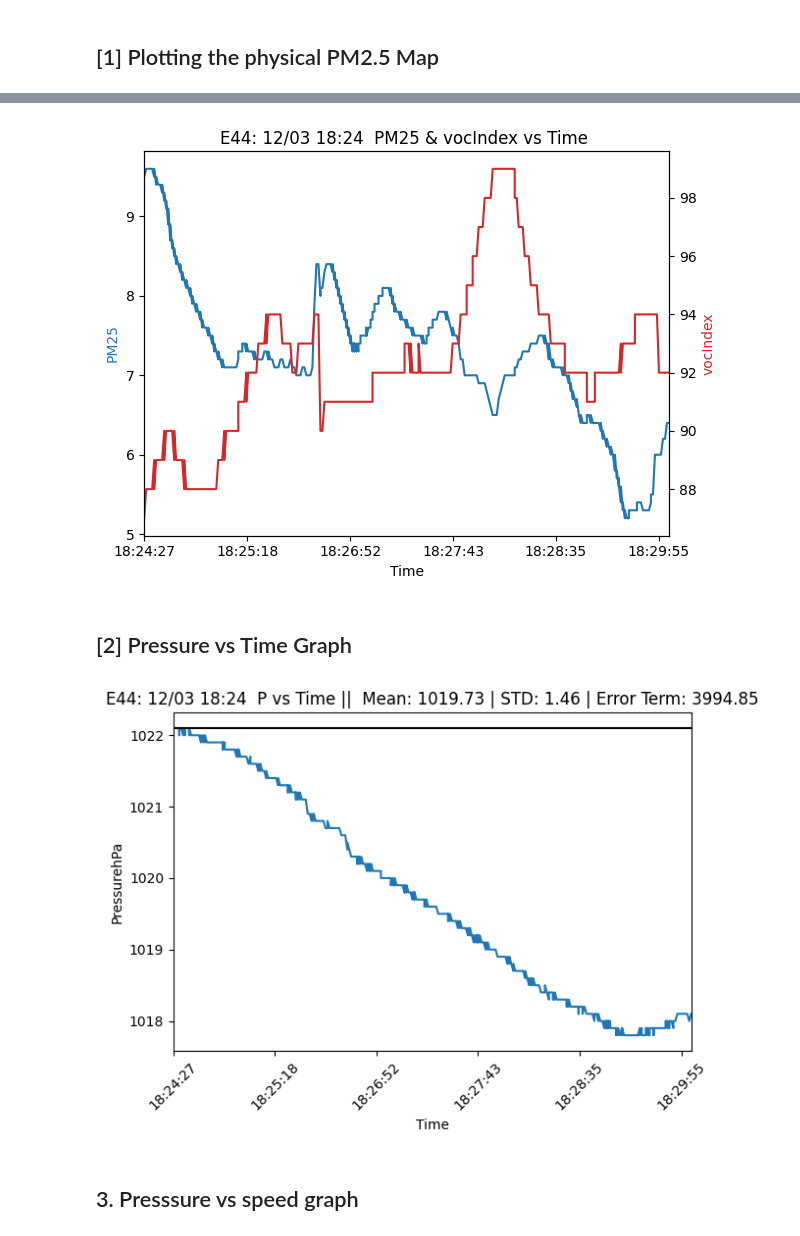
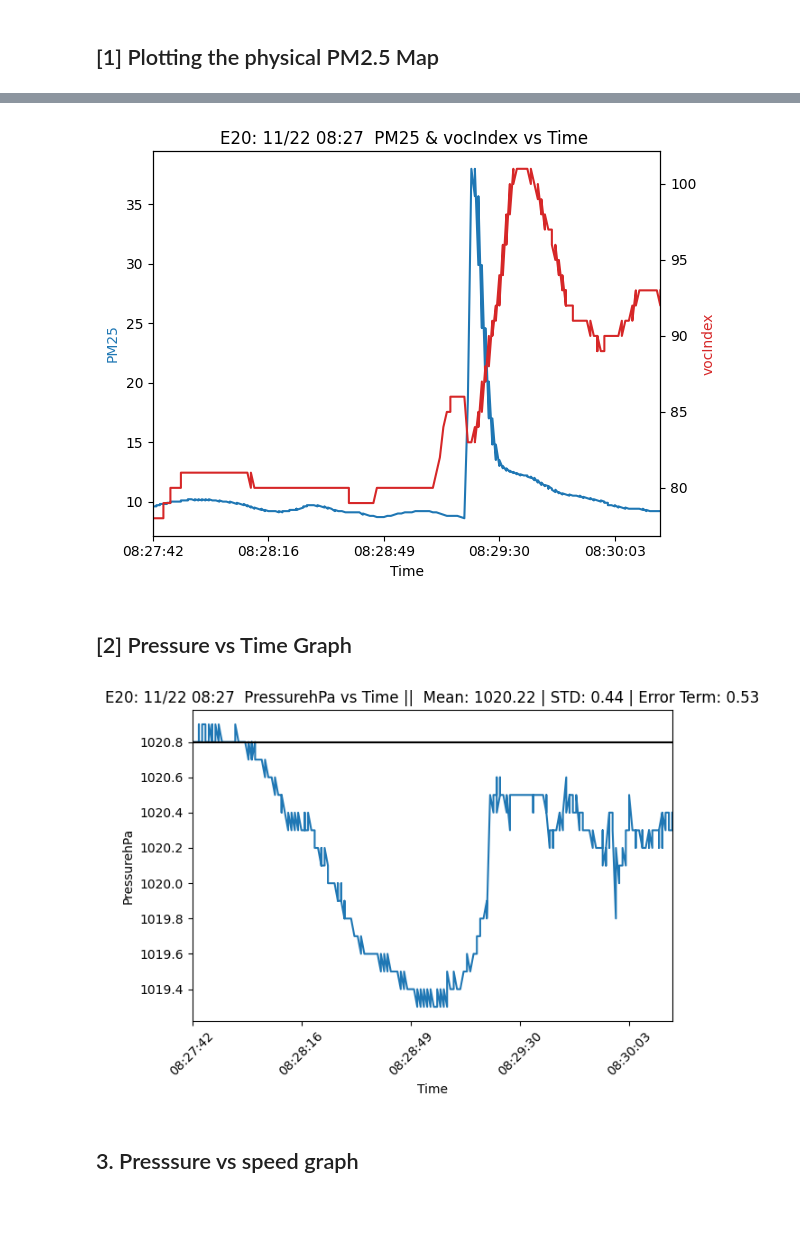
Before and after one commit to KelLynnP/BrightBlock, a Jupyter notebook: DataProcessing/DataAnalysis.ipynb, the cells around one changed output, grey strips where cells are left out. Cells and saved outputs as stored; diff of their text form; code cells hidden in the pictures; blank space fills up the shorter version.

Commit message:
Filled in new grille data

```diff
--- a/DataProcessing/DataAnalysis.ipynb
+++ b/DataProcessing/DataAnalysis.ipynb
@@ -170,7 +170,7 @@ import pandas as pd
 import matplotlib.pyplot as plt
 from shapely.geometry import Point
 
-FileNo = '44'
+FileNo = '20'
 file_path = 'RawData/Event' + FileNo + '.txt'
 data = pd.read_csv(file_path, header=0)
 
@@ -195,6 +195,9 @@ autoName = 'E' + FileNo + ": " +  formatted_date
 Pressure_STD = np.std(data["PressurehPa" ])
 Pressure_Mean = np.mean(data["PressurehPa" ])
 
+initial_pressure = data["PressurehPa"][0]
+pressureDeltaNormalized = sum((data["PressurehPa"] - initial_pressure)**2)/len(data["PressurehPa"])
+
 rollingAveraging = 10
 data = calculate_velocity(data, rollingAveraging)
 data = data.replace(np.nan, 0)
@@ -207,9 +210,11 @@ bestFit0 = bestFit[1] + data[dataType1].min() * bestFit[0]
 bestFitEnd = bestFit[1] + data[dataType1].max() * bestFit[0]
 
 print("Processing:", autoName)
+print("Num Unique Data Points: " + '{:d}'.format(len(data["PressurehPa"])))
 
 print("Average Pressure: " + '{:.2f}'.format(Pressure_Mean))
 print("Average Speed: " + '{:.2f}'.format(data.velocity_m_h.mean()))
 print("Correlation Coeff: " + '{:.2f}'.format(correlationP[0,1]))
+print("Pressure Error Term: " + '{:.2f}'.format(pressureDeltaNormalized))
 print("Average Duplication: " + '{:.2f}'.format(averageDuplication))
 # %% [output]
@@ -270,7 +277,7 @@ plt.title(autoName + "  "+ dataType1 + " & " + dataType2 + " vs Time ")
 fig.tight_layout()
 plt.show()
 # %% [output]
-[figure, old version]
+[figure, new version]
 # %% [markdown]
 ## [2] Pressure vs Time Graph
 # %%
@@ -278,36 +285,37 @@ import matplotlib.pyplot as plt
 import matplotlib.dates as mdates
 
 # Create a new figure and a subplot
 fig, ax1 = plt.subplots()
 dataType = "PressurehPa"
 initial_pressure = data[dataType][0]
-pressure_delta = sum((data[dataType] - initial_pressure)**2)
+pressureDelta = sum((data[dataType] - initial_pressure)**2)
+pressureDeltaNormalized = pressureDelta/len(data[dataType])
 
 # Plotting Pressure on the primary y-axis
 color = 'tab:blue'
 ax1.set_xlabel('Time')
 ax1.set_ylabel(dataType)
 ax1.plot(data['TimeStampHMS'], data[dataType], color=color)
 ax1.tick_params(axis='y')
 
 startTime = data["TimeStampHMS"][data.index.min()]
 final_Index = np.size(data.TimeStampAdjusted)-1;
 end_time = data["TimeStampHMS"][final_Index]
 initial_pressure = data[dataType][0]
 ax1.plot([startTime, end_time], [initial_pressure,initial_pressure] , color='black')
 
 # Rotate the date-time labels for better readability
 plt.xticks(rotation=45)
 count_ticks = 10 #FIXME something up with the number of datapoints
 step_size = len(data['TimeStampHMS'])/count_ticks
 ax1.set_xticks(np.arange(0, len(data['TimeStampHMS']),  step_size))
 ax1.set_xlim(startTime, end_time)
 
-plt.title(autoName + "  "+ dataType[0] + " vs Time ||  Mean: " + '{:.2f}'.format(Pressure_Mean) + " | STD: " + '{:.2f}'.format(Pressure_STD) + " | Error Term: " + '{:.2f}'.format(pressure_delta))
+plt.title(autoName + "  "+ dataType + " vs Time ||  Mean: " + '{:.2f}'.format(Pressure_Mean) + " | STD: " + '{:.2f}'.format(Pressure_STD) + " | Error Term: " + '{:.2f}'.format(pressureDeltaNormalized))
 fig.tight_layout()
 plt.show()
 # %% [output]
-[figure, old version]
+[figure, new version]
 # %% [markdown]
 ##  3. Presssure vs speed graph
 # %% [markdown]
```
Also changed, not shown: parts of 5 cells of this notebook, 6 other files.
